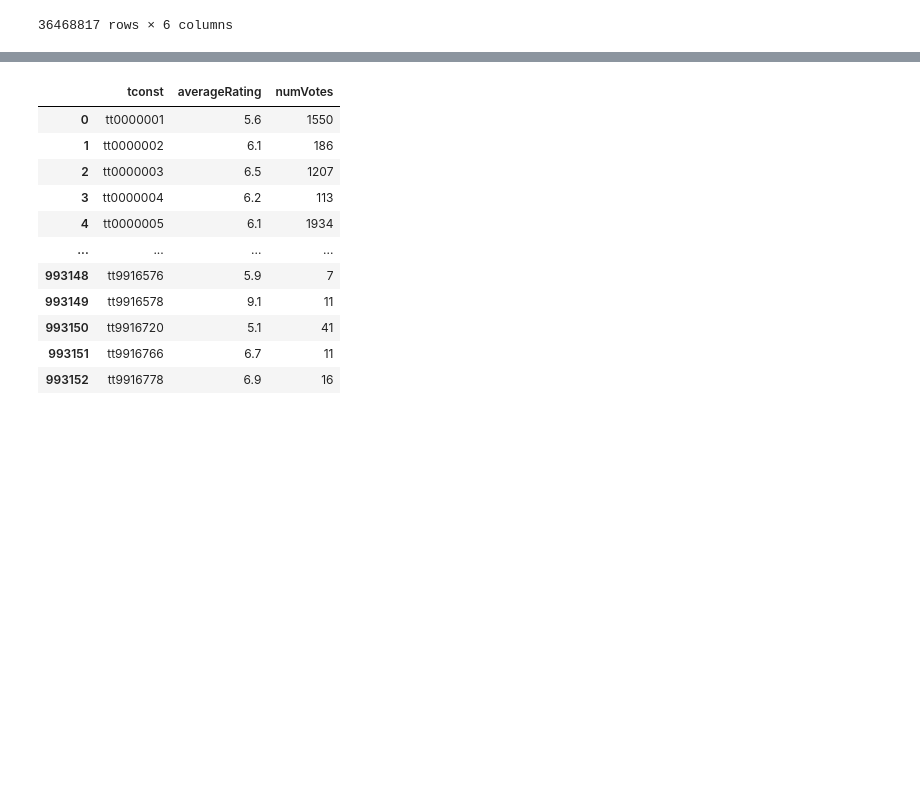
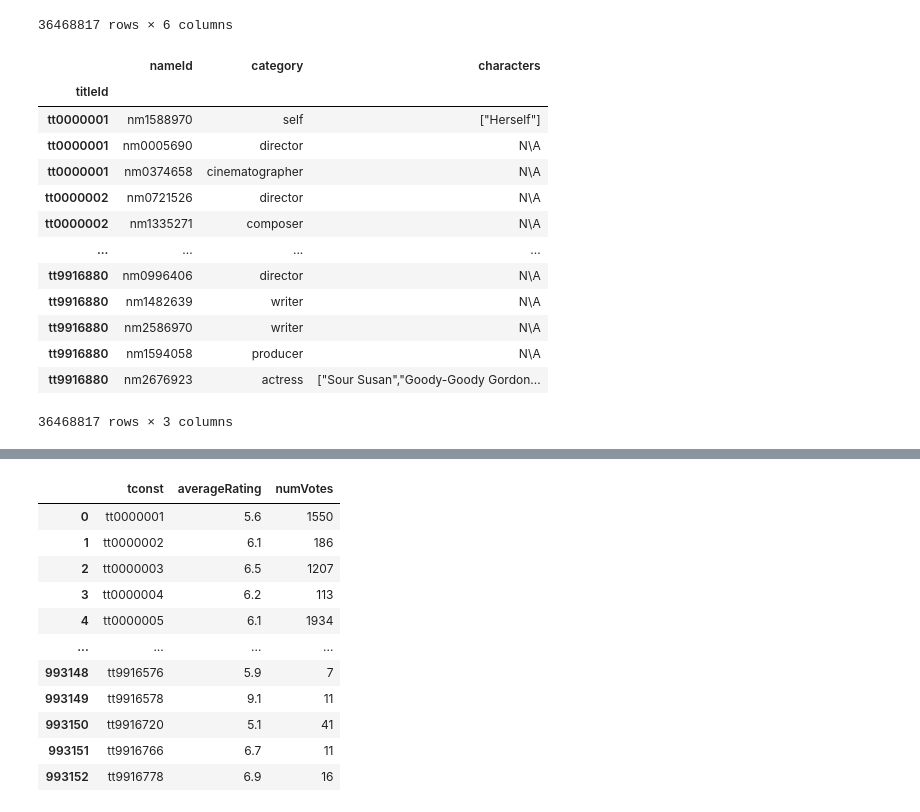
Before and after one commit to MichelleLucio/project_etl, a Jupyter notebook: read TSV.ipynb, the cells around one changed output, grey strips where cells are left out. Cells and saved outputs as stored; diff of their text form; code cells hidden in the pictures; blank space fills up the shorter version.

```diff
--- a/read TSV.ipynb
+++ b/read TSV.ipynb
@@ -61,3 +91,32 @@ title_principals_df
 | 36468815 | tt9916880 | 8 | nm1594058 | producer | producer | \N |
 | 36468816 | tt9916880 | 9 | nm2676923 | actress | \N | ["Sour Susan","Goody-Goody Gordon... |
 36468817 rows × 6 columns
+# %%
+##Rename columns
+title_principals_df = title_principals_df.rename(columns={"tconst":"titleId","nconst":"nameId"})
+
+##Drop unnecessary columns (ordering)
+title_principals_df = title_principals_df.drop(['ordering','job'], axis=1)
+
+#Replace \N w/ N\A
+title_principals_df = title_principals_df.replace('\\N', 'N\A')
+
+#title_basics_clean.drop_index
+title_principals_df = title_principals_df.set_index(["titleId"])
+
+title_principals_df
+# %% [output]
+|  | nameId | category | characters |
+| titleId |  |  |  |
+| tt0000001 | nm1588970 | self | ["Herself"] |
+| tt0000001 | nm0005690 | director | N\A |
+| tt0000001 | nm0374658 | cinematographer | N\A |
+| tt0000002 | nm0721526 | director | N\A |
+| tt0000002 | nm1335271 | composer | N\A |
+| ... | ... | ... | ... |
+| tt9916880 | nm0996406 | director | N\A |
+| tt9916880 | nm1482639 | writer | N\A |
+| tt9916880 | nm2586970 | writer | N\A |
+| tt9916880 | nm1594058 | producer | N\A |
+| tt9916880 | nm2676923 | actress | ["Sour Susan","Goody-Goody Gordon... |
+36468817 rows × 3 columns
```
Also changed, not shown: parts of 10 cells of this notebook.
